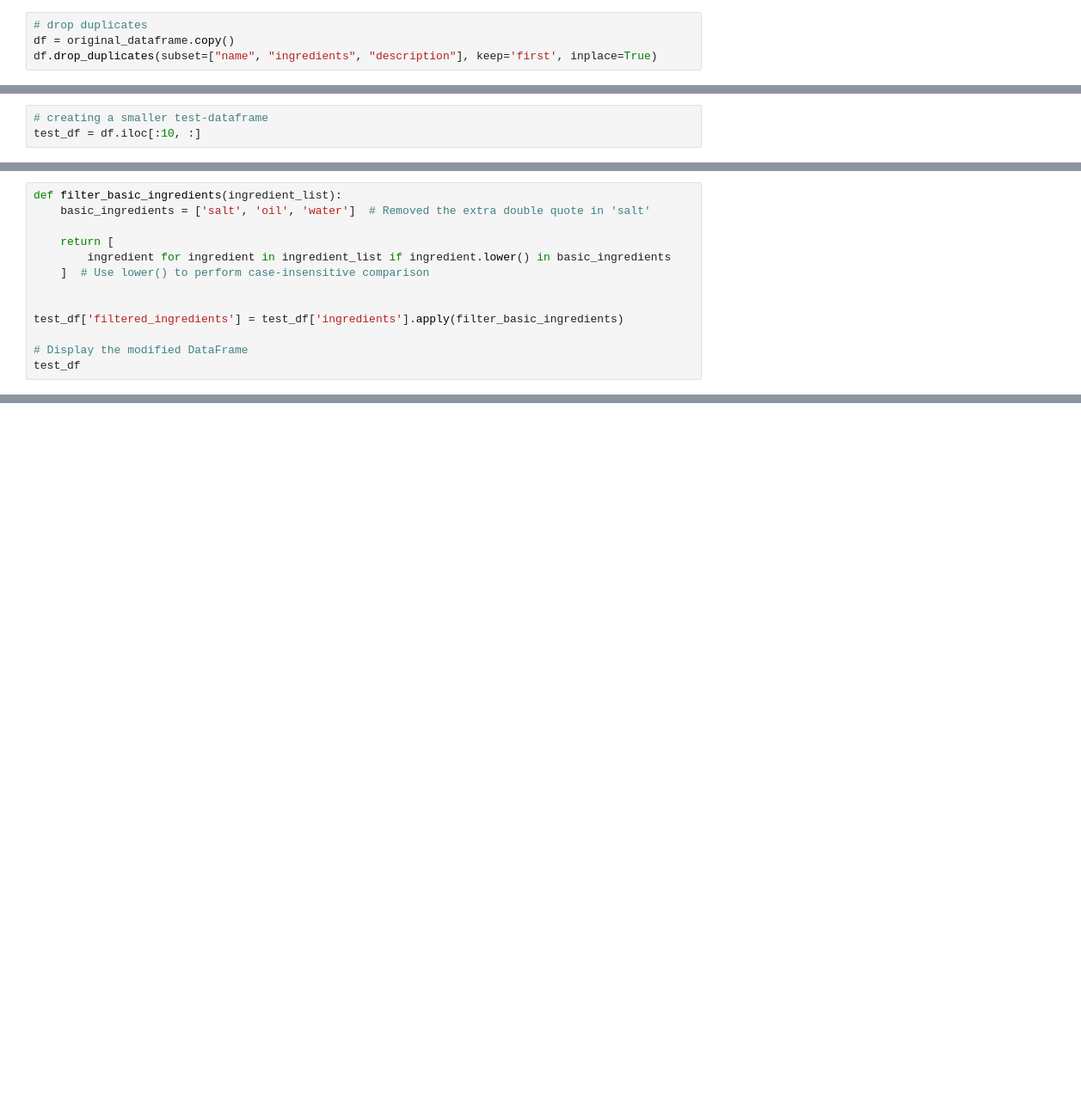
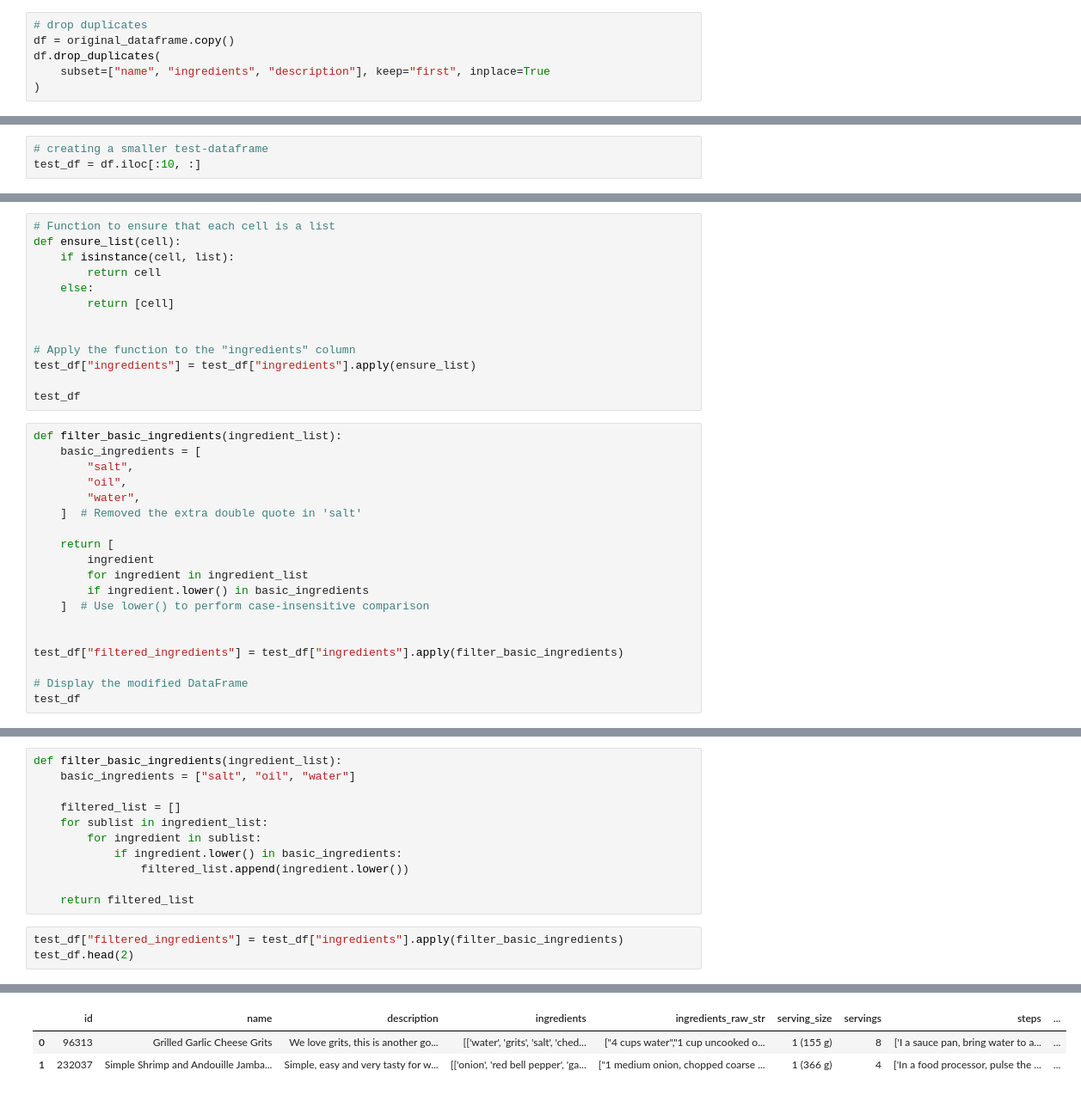
Before and after one commit to AishaShaf/recipe-recommender, a Jupyter notebook: data_cleaning.ipynb, the cells around one changed output, grey strips where cells are left out. Shown at 86% size. Saved outputs shown, nothing was run; the diff lists cells and outputs as text; blank space fills up the shorter version.

Commit message:
worked on basic ingredients

```diff
--- a/data_cleaning.ipynb
+++ b/data_cleaning.ipynb
@@ -16,7 +16,9 @@ original_dataframe = pd.read_csv('recipes_w_search_terms.csv')
 # %%
 # drop duplicates
 df = original_dataframe.copy()
-df.drop_duplicates(subset=["name", "ingredients", "description"], keep='first', inplace=True)
+df.drop_duplicates(
+    subset=["name", "ingredients", "description"], keep="first", inplace=True
+)
 # %%
 # see difference in the size of the df,
 print(len(original_dataframe))
@@ -30,13 +36,32 @@ test_df = df.iloc[:10, :]
+# %%
+# Function to ensure that each cell is a list
+def ensure_list(cell):
+    if isinstance(cell, list):
+        return cell
+    else:
+        return [cell]
+
+
+# Apply the function to the "ingredients" column
+test_df["ingredients"] = test_df["ingredients"].apply(ensure_list)
+
+test_df
 # %%
 def filter_basic_ingredients(ingredient_list):
-    basic_ingredients = ['salt', 'oil', 'water']  # Removed the extra double quote in 'salt'
+    basic_ingredients = [
+        "salt",
+        "oil",
+        "water",
+    ]  # Removed the extra double quote in 'salt'
 
     return [
-        ingredient for ingredient in ingredient_list if ingredient.lower() in basic_ingredients
+        ingredient
+        for ingredient in ingredient_list
+        if ingredient.lower() in basic_ingredients
     ]  # Use lower() to perform case-insensitive comparison
 
 
-test_df['filtered_ingredients'] = test_df['ingredients'].apply(filter_basic_ingredients)
+test_df["filtered_ingredients"] = test_df["ingredients"].apply(filter_basic_ingredients)
 
 # Display the modified DataFrame
 test_df
@@ -59,0 +68,15 @@ See the caveats in the documentation: https://pandas.pydata.org/pandas-docs/stab
+# %%
+def filter_basic_ingredients(ingredient_list):
+    basic_ingredients = ["salt", "oil", "water"]
+
+    filtered_list = []
+    for sublist in ingredient_list:
+        for ingredient in sublist:
+            if ingredient.lower() in basic_ingredients:
+                filtered_list.append(ingredient.lower())
+
+    return filtered_list
+# %%
+test_df["filtered_ingredients"] = test_df["ingredients"].apply(filter_basic_ingredients)
+test_df.head(2)
+# %% [output]
@@ -60,3 +88,6 @@ See the caveats in the documentation: https://pandas.pydata.org/pandas-docs/stab
+|  | id | name | description | ingredients | ingredients_raw_str | serving_size | servings | steps | ... |
+| 0 | 96313 | Grilled Garlic Cheese Grits | We love grits, this is another go... | [['water', 'grits', 'salt', 'ched... | ["4 cups water","1 cup uncooked o... | 1 (155 g) | 8 | ['I a sauce pan, bring water to a... | ... |
+| 1 | 232037 | Simple Shrimp and Andouille Jamba... | Simple, easy and very tasty for w... | [['onion', 'red bell pepper', 'ga... | ["1 medium onion, chopped coarse ... | 1 (366 g) | 4 | ['In a food processor, pulse the ... | ... |
 # %%
 # Function to extract 'time-to-make' value based on 'minutes' or 'hours'
 def extract_time_to_make(tags_list):
```
Also changed, not shown: parts of 10 cells of this notebook.
